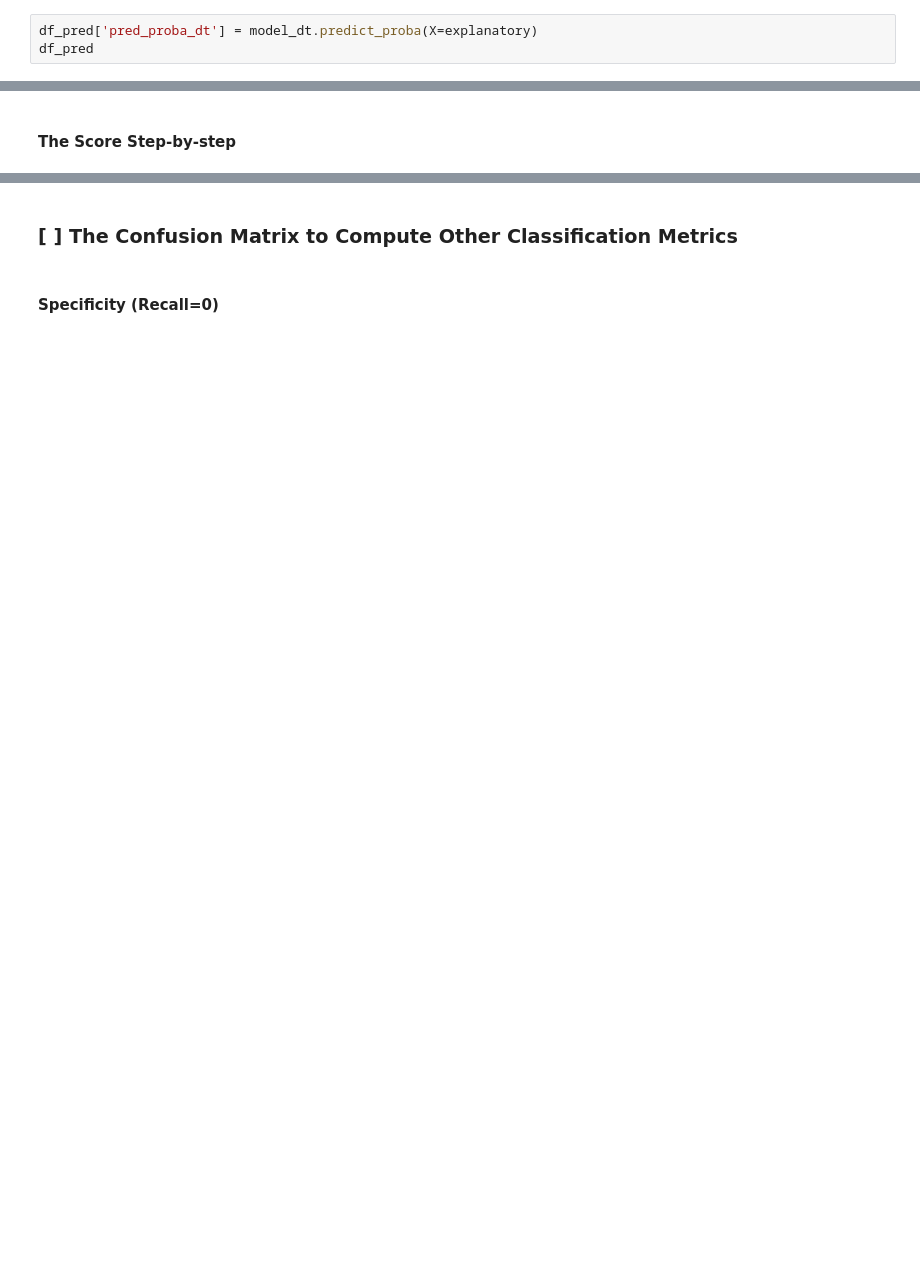
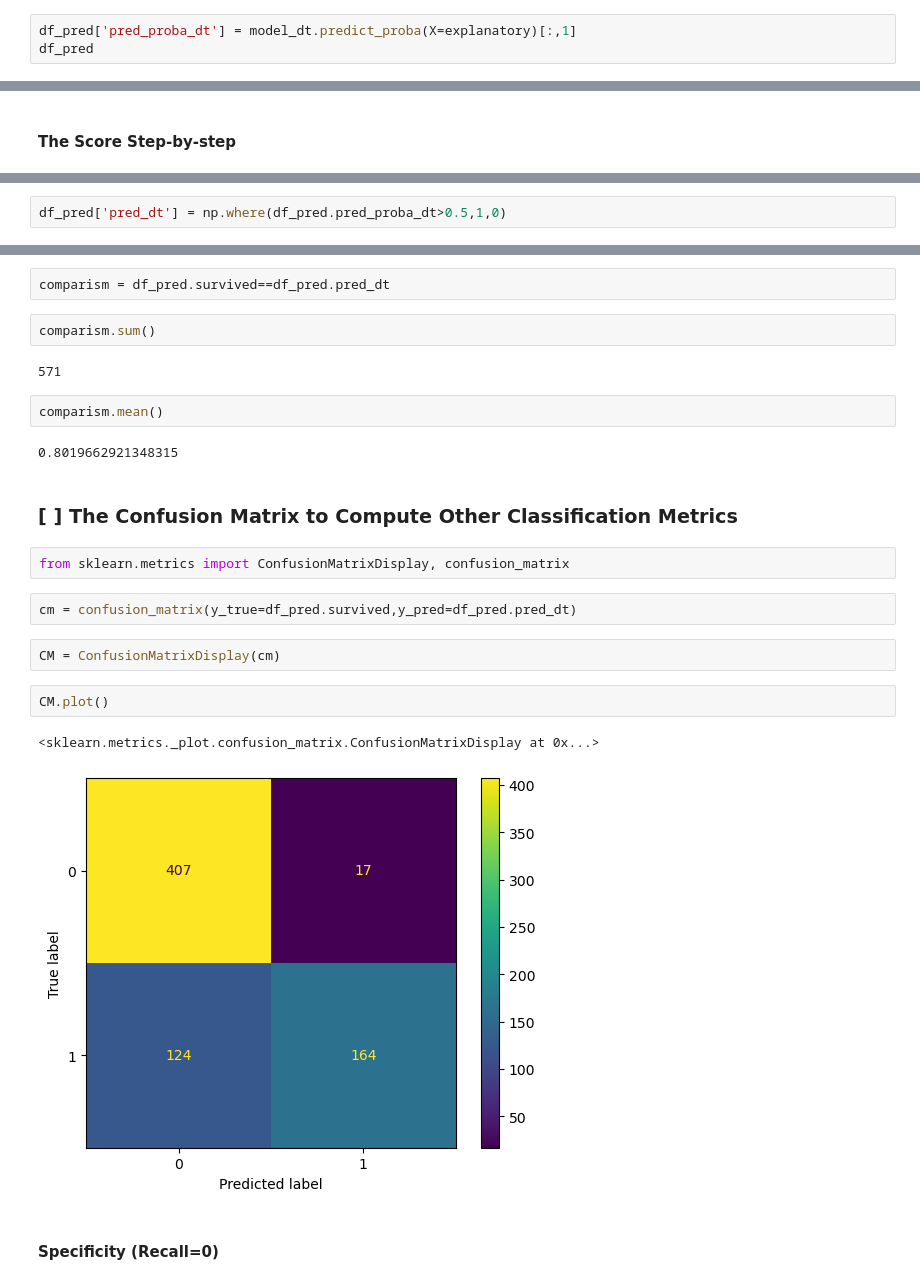
Before and after one commit to toluwabori/resolving-machine-learning-python, a Jupyter notebook: 02_The Decision Tree & Supervised Classification Models/02B_decision-tree_session_blank.ipynb, the cells around one changed output, grey strips where cells are left out. Drawn from its saved outputs; the diff is of its cells as text; blank space fills up the shorter version.

```diff
--- a/02_The Decision Tree & Supervised Classification Models/02B_decision-tree_session_blank.ipynb
+++ b/02_The Decision Tree & Supervised Classification Models/02B_decision-tree_session_blank.ipynb
@@ -281,3 +319,3 @@ NameError: name 'df_titanic' is not defined
 # %%
-df_pred['pred_proba_dt'] = model_dt.predict_proba(X=explanatory)
+df_pred['pred_proba_dt'] = model_dt.predict_proba(X=explanatory)[:,1]
 df_pred
@@ -291,0 +389,2 @@ df_pred
+# %%
+df_pred['pred_dt'] = np.where(df_pred.pred_proba_dt>0.5,1,0)
@@ -292,4 +407,25 @@ df_pred
+# %%
+comparism = df_pred.survived==df_pred.pred_dt
+# %%
+comparism.sum()
+# %% [output]
+571
+# %%
+comparism.mean()
+# %% [output]
+0.8019662921348315
 # %% [markdown]
 ### [ ] The Confusion Matrix to Compute Other Classification Metrics
+# %%
+from sklearn.metrics import ConfusionMatrixDisplay, confusion_matrix
+# %%
+cm = confusion_matrix(y_true=df_pred.survived,y_pred=df_pred.pred_dt)
+# %%
+CM = ConfusionMatrixDisplay(cm)
+# %%
+CM.plot()
+# %% [output]
+<sklearn.metrics._plot.confusion_matrix.ConfusionMatrixDisplay at 0x...>
+[figure, added]
 # %% [markdown]
 #### Specificity (Recall=0)
```
Also changed, not shown: parts of 36 cells of this notebook, 2 other files.
